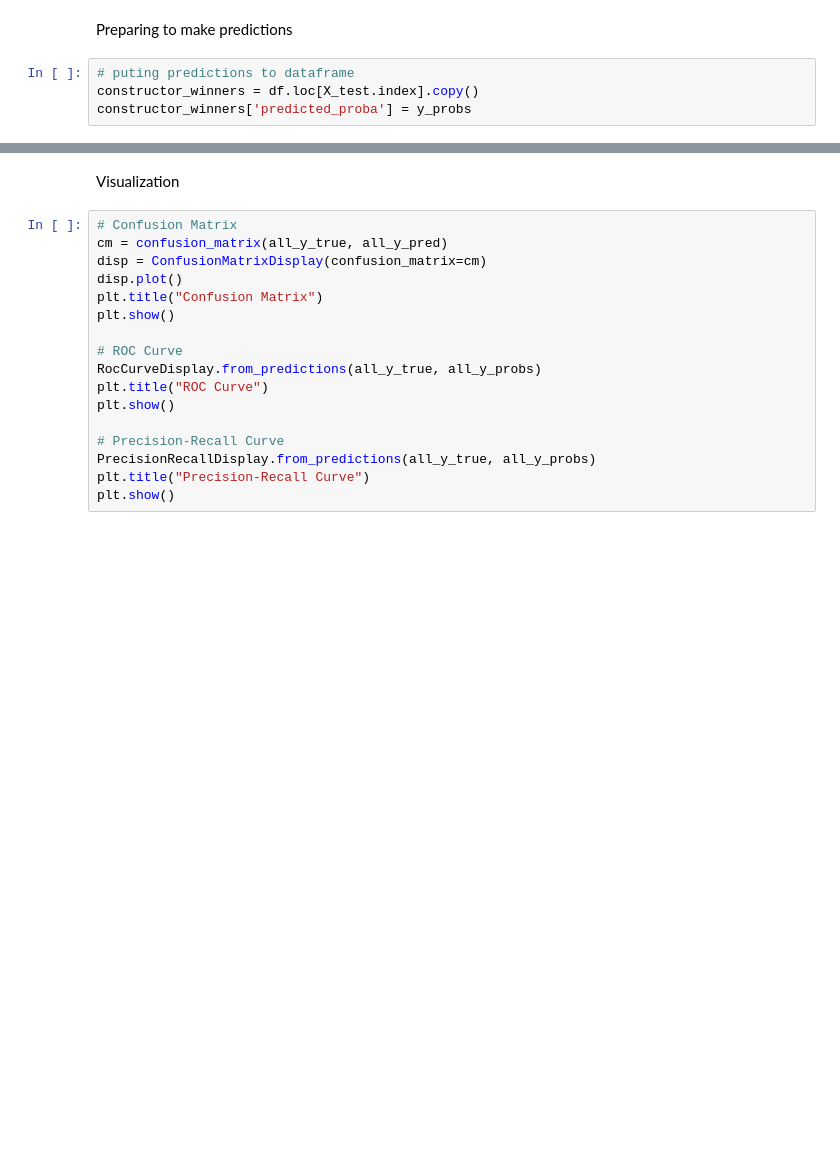
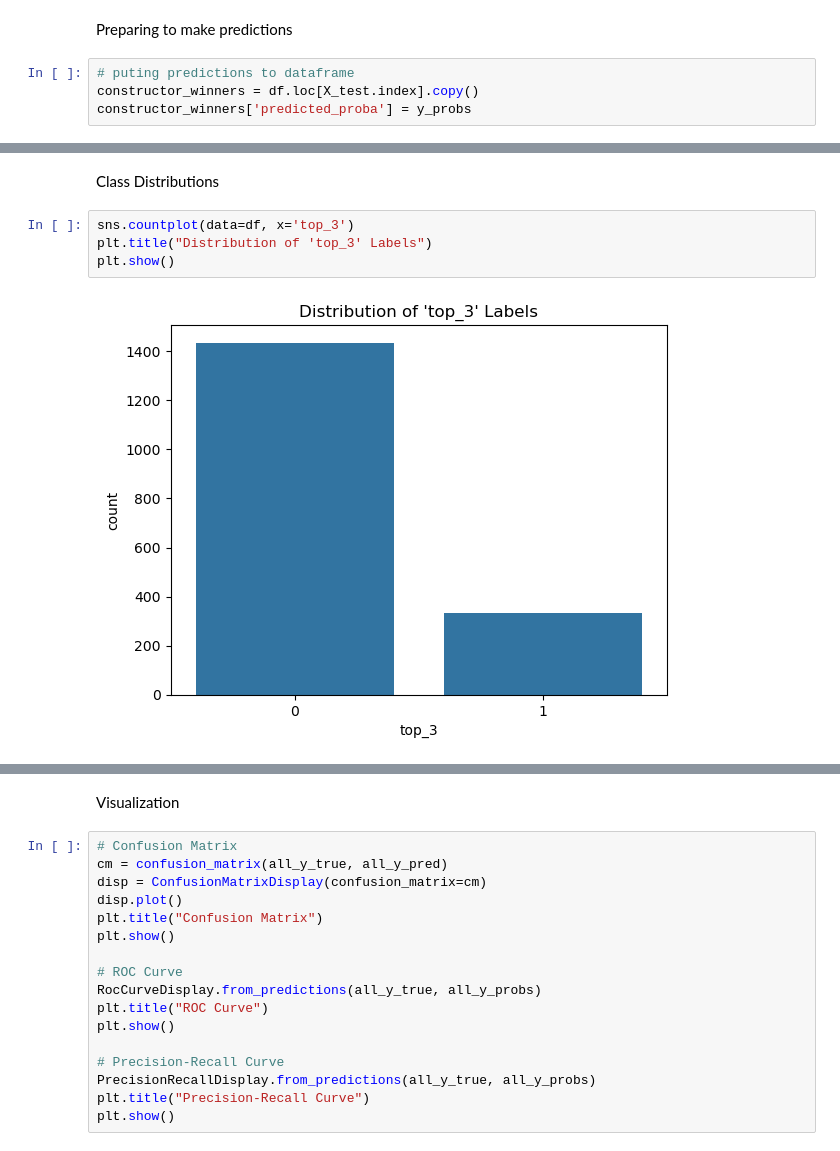
Before and after one commit to Plyrex/COMP3608-Project, a Jupyter notebook: mle.ipynb, the cells around one changed output, grey strips where cells are left out. Saved outputs shown, nothing was run; the diff lists cells and outputs as text; blank space fills up the shorter version.

```diff
--- a/mle.ipynb
+++ b/mle.ipynb
@@ -622,0 +689,8 @@ weighted avg       0.91      0.89      0.90    355650
+# %% [markdown]
+Class Distributions
+# %%
+sns.countplot(data=df, x='top_3')
+plt.title("Distribution of 'top_3' Labels")
+plt.show()
+# %% [output]
+[figure, added]
```
Also changed, not shown: parts of 49 cells of this notebook, 2 other files.
